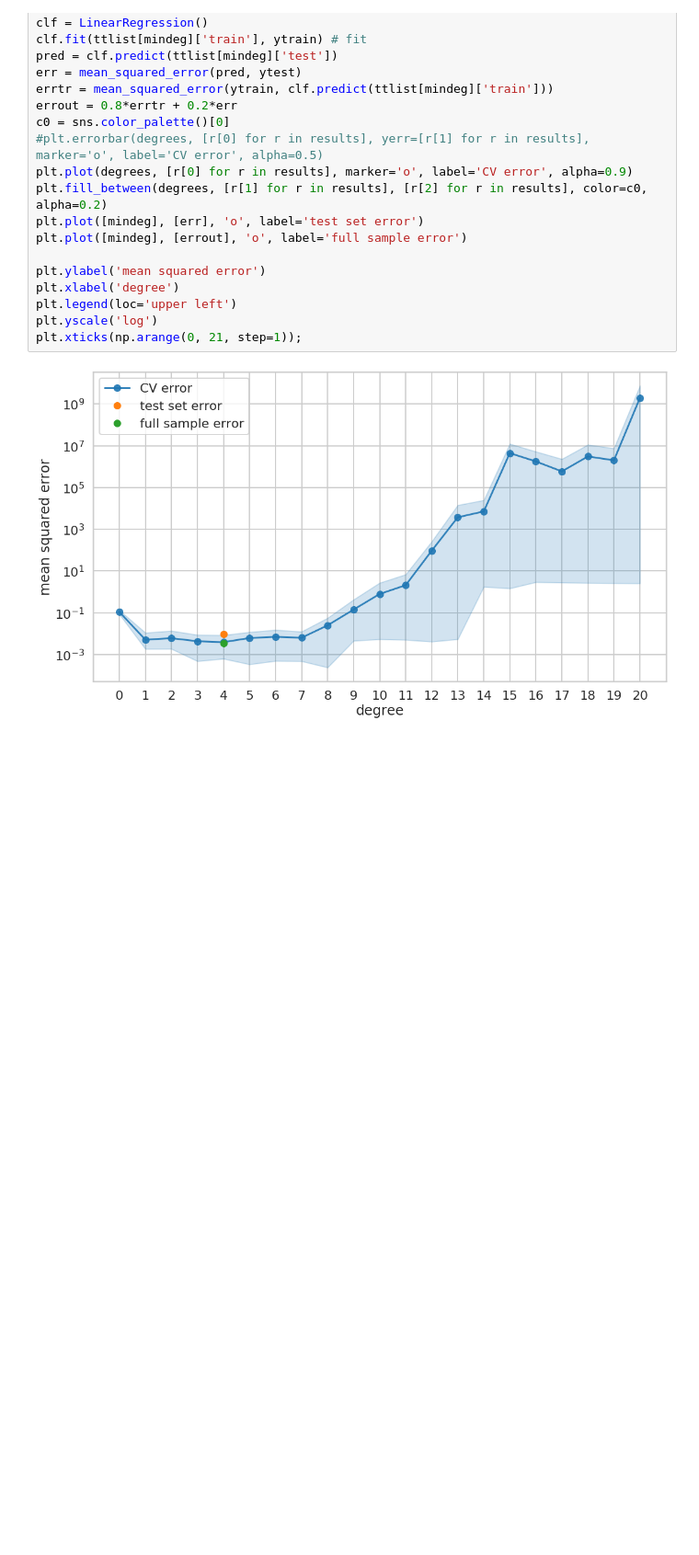
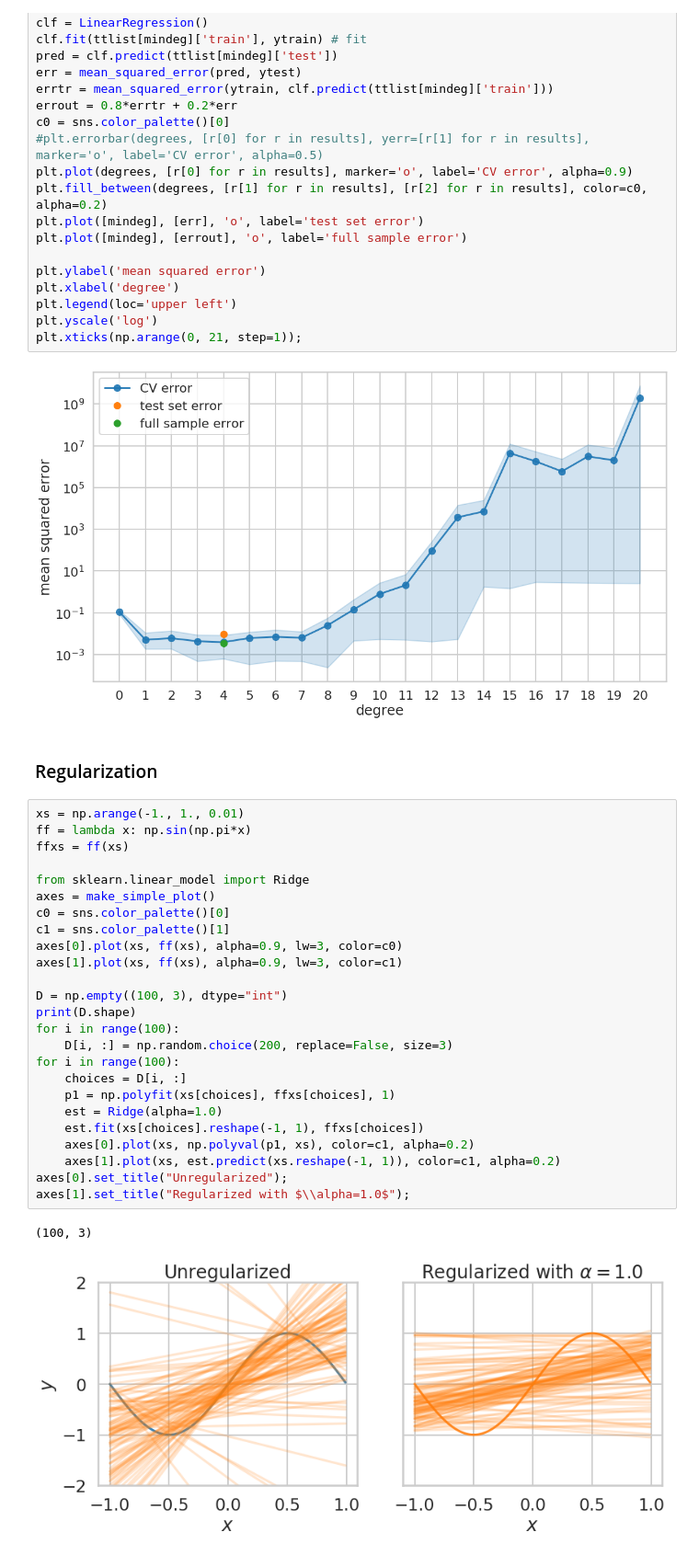
Before and after one commit to Zlisu/2015lab5, a Jupyter notebook: LearningModels-hands-on.ipynb, the cells around one changed output. Shown at 92% size. Drawn from its saved outputs; the diff is of its cells as text; blank space fills up the shorter version.

Commit message:
praced on Lab-4 Learning Models

```diff
--- a/LearningModels-hands-on.ipynb
+++ b/LearningModels-hands-on.ipynb
@@ -584,3 +584,33 @@ plt.yscale('log')
 plt.xticks(np.arange(0, 21, step=1));
 # %% [output]
 [figure]
+# %% [markdown]
+### Regularization
+# %%
+xs = np.arange(-1., 1., 0.01)
+ff = lambda x: np.sin(np.pi*x)
+ffxs = ff(xs)
+
+from sklearn.linear_model import Ridge
+axes = make_simple_plot()
+c0 = sns.color_palette()[0]
+c1 = sns.color_palette()[1]
+axes[0].plot(xs, ff(xs), alpha=0.9, lw=3, color=c0)
+axes[1].plot(xs, ff(xs), alpha=0.9, lw=3, color=c1)
+
+D = np.empty((100, 3), dtype="int")
+print(D.shape)
+for i in range(100):
+    D[i, :] = np.random.choice(200, replace=False, size=3)
+for i in range(100):
+    choices = D[i, :]
+    p1 = np.polyfit(xs[choices], ffxs[choices], 1)
+    est = Ridge(alpha=1.0)
+    est.fit(xs[choices].reshape(-1, 1), ffxs[choices])
+    axes[0].plot(xs, np.polyval(p1, xs), color=c1, alpha=0.2)
+    axes[1].plot(xs, est.predict(xs.reshape(-1, 1)), color=c1, alpha=0.2)
+axes[0].set_title("Unregularized");
+axes[1].set_title("Regularized with $\\alpha=1.0$");
+# %% [output]
+(100, 3)
+[figure, added]
```
Also changed, not shown: parts of 9 cells of this notebook.
